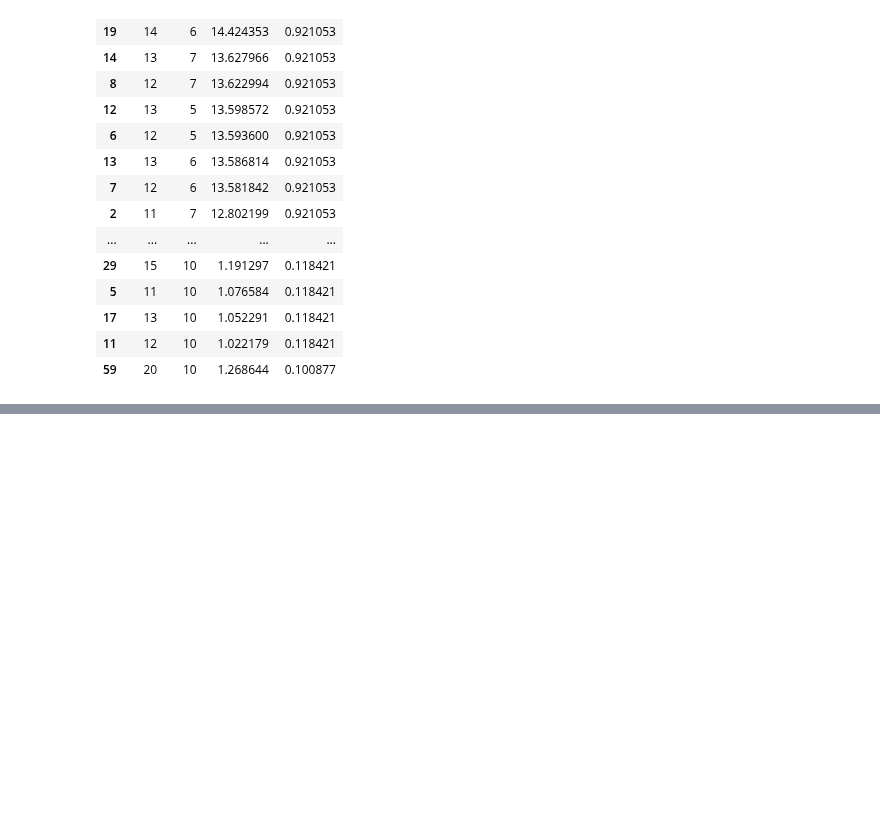
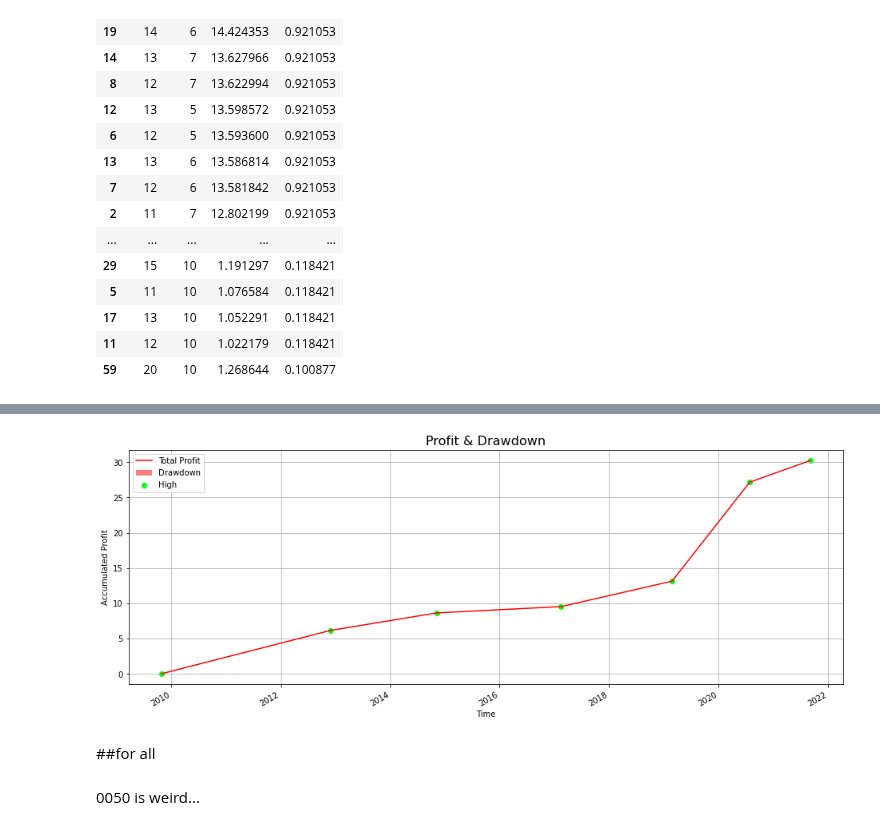
Before and after one commit to benson85560/yuanta, a Jupyter notebook: Pct_change_Strategy.ipynb, the cells around one changed output, grey strips where cells are left out. Cells and saved outputs as stored; diff of their text form; code cells hidden in the pictures; blank space fills up the shorter version.

```diff
--- a/Pct_change_Strategy.ipynb
+++ b/Pct_change_Strategy.ipynb
@@ -1007,0 +1171,22 @@ End
+# %%
+equity['equity'] = equity['profit'] + fund
+equity['drawdown_percent'] = (equity['equity'] / equity['equity'].cummax()) - 1
+equity['drawdown'] = equity['equity'] - equity['equity'].cummax()
+
+fig, ax = plt.subplots(figsize = (16,6))
+
+high_index = equity[equity['profit'].cummax() == equity['profit']].index
+equity['profit'].plot(label = 'Total Profit', ax = ax, c = 'r', grid=True)
+plt.fill_between(equity['drawdown'].index, equity['drawdown'], 0, facecolor  = 'r', label = 'Drawdown', alpha=0.5)
+plt.scatter(high_index, equity['profit'].loc[high_index],c = '#02ff0f', label = 'High')
+
+plt.legend()
+plt.ylabel('Accumulated Profit')
+plt.xlabel('Time')
+plt.title('Profit & Drawdown',fontsize  = 16);
+# %% [output]
+[figure, added]
+# %% [markdown]
+##for all
+# %% [markdown]
+0050 is weird...
```
Also changed, not shown: parts of 13 cells of this notebook.
